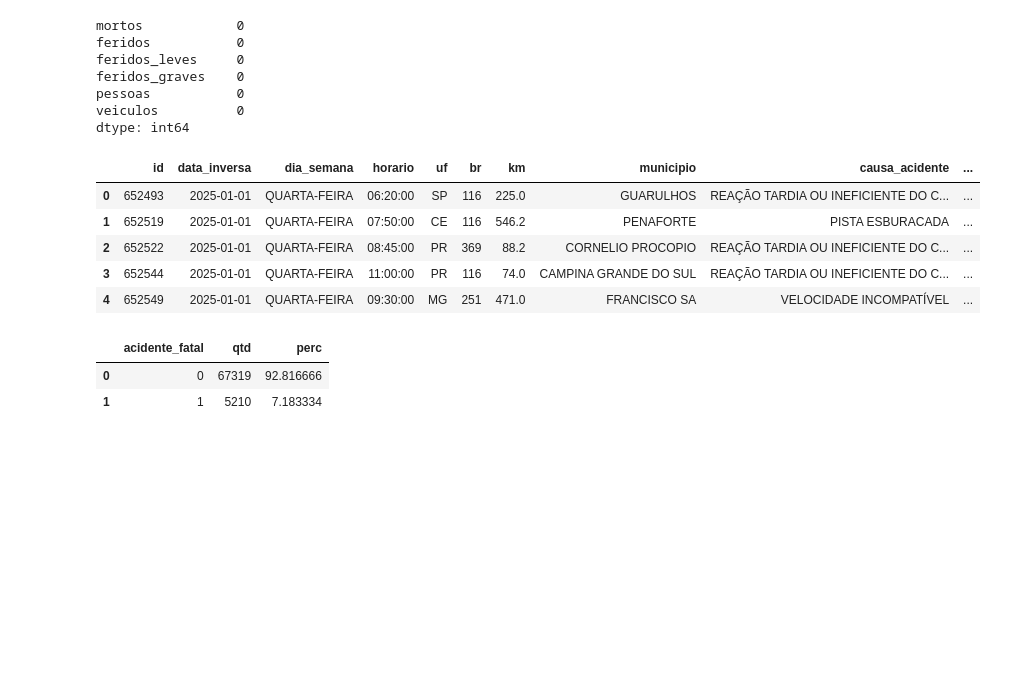
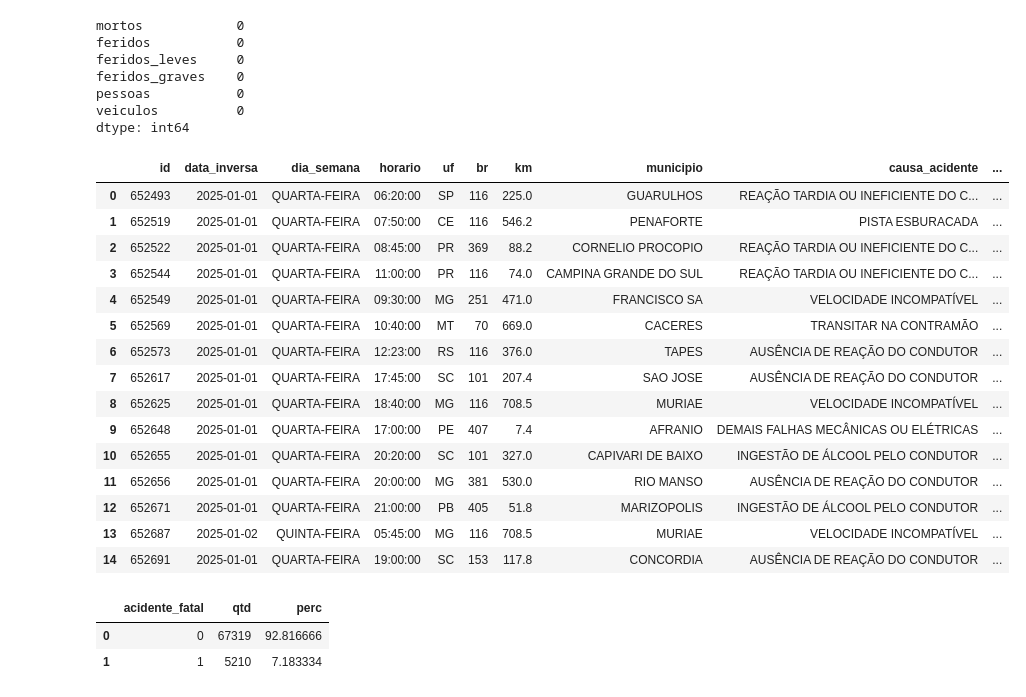
Before and after one commit to andrezlucas/FAP-2026-AnaliseDados, a Jupyter notebook: Projeto_PRF/notebooks/modulo04.ipynb, the cells around one changed output. Saved outputs shown, nothing was run; the diff lists cells and outputs as text; code cells hidden in the pictures; blank space fills up the shorter version.

```diff
--- a/Projeto_PRF/notebooks/modulo04.ipynb
+++ b/Projeto_PRF/notebooks/modulo04.ipynb
@@ -410,14 +404,24 @@ pessoas           0
 veiculos          0
 dtype: int64
 # %%
-df.head(5)
+df.head(15)
 # %% [output]
 |  | id | data_inversa | dia_semana | horario | uf | br | km | municipio | causa_acidente | ... |
 | 0 | 652493 | 2025-01-01 | QUARTA-FEIRA | 06:20:00 | SP | 116 | 225.0 | GUARULHOS | REAÇÃO TARDIA OU INEFICIENTE DO C... | ... |
 | 1 | 652519 | 2025-01-01 | QUARTA-FEIRA | 07:50:00 | CE | 116 | 546.2 | PENAFORTE | PISTA ESBURACADA | ... |
 | 2 | 652522 | 2025-01-01 | QUARTA-FEIRA | 08:45:00 | PR | 369 | 88.2 | CORNELIO PROCOPIO | REAÇÃO TARDIA OU INEFICIENTE DO C... | ... |
 | 3 | 652544 | 2025-01-01 | QUARTA-FEIRA | 11:00:00 | PR | 116 | 74.0 | CAMPINA GRANDE DO SUL | REAÇÃO TARDIA OU INEFICIENTE DO C... | ... |
 | 4 | 652549 | 2025-01-01 | QUARTA-FEIRA | 09:30:00 | MG | 251 | 471.0 | FRANCISCO SA | VELOCIDADE INCOMPATÍVEL | ... |
+| 5 | 652569 | 2025-01-01 | QUARTA-FEIRA | 10:40:00 | MT | 70 | 669.0 | CACERES | TRANSITAR NA CONTRAMÃO | ... |
+| 6 | 652573 | 2025-01-01 | QUARTA-FEIRA | 12:23:00 | RS | 116 | 376.0 | TAPES | AUSÊNCIA DE REAÇÃO DO CONDUTOR | ... |
+| 7 | 652617 | 2025-01-01 | QUARTA-FEIRA | 17:45:00 | SC | 101 | 207.4 | SAO JOSE | AUSÊNCIA DE REAÇÃO DO CONDUTOR | ... |
+| 8 | 652625 | 2025-01-01 | QUARTA-FEIRA | 18:40:00 | MG | 116 | 708.5 | MURIAE | VELOCIDADE INCOMPATÍVEL | ... |
+| 9 | 652648 | 2025-01-01 | QUARTA-FEIRA | 17:00:00 | PE | 407 | 7.4 | AFRANIO | DEMAIS FALHAS MECÂNICAS OU ELÉTRICAS | ... |
+| 10 | 652655 | 2025-01-01 | QUARTA-FEIRA | 20:20:00 | SC | 101 | 327.0 | CAPIVARI DE BAIXO | INGESTÃO DE ÁLCOOL PELO CONDUTOR | ... |
+| 11 | 652656 | 2025-01-01 | QUARTA-FEIRA | 20:00:00 | MG | 381 | 530.0 | RIO MANSO | AUSÊNCIA DE REAÇÃO DO CONDUTOR | ... |
+| 12 | 652671 | 2025-01-01 | QUARTA-FEIRA | 21:00:00 | PB | 405 | 51.8 | MARIZOPOLIS | INGESTÃO DE ÁLCOOL PELO CONDUTOR | ... |
+| 13 | 652687 | 2025-01-02 | QUINTA-FEIRA | 05:45:00 | MG | 116 | 708.5 | MURIAE | VELOCIDADE INCOMPATÍVEL | ... |
+| 14 | 652691 | 2025-01-01 | QUARTA-FEIRA | 19:00:00 | SC | 153 | 117.8 | CONCORDIA | AUSÊNCIA DE REAÇÃO DO CONDUTOR | ... |
 # %%
 df["acidente_fatal"] = np.where(
     df["mortos"] >= 1, 1, 0)
```
Also changed, not shown: parts of 5 cells of this notebook.
